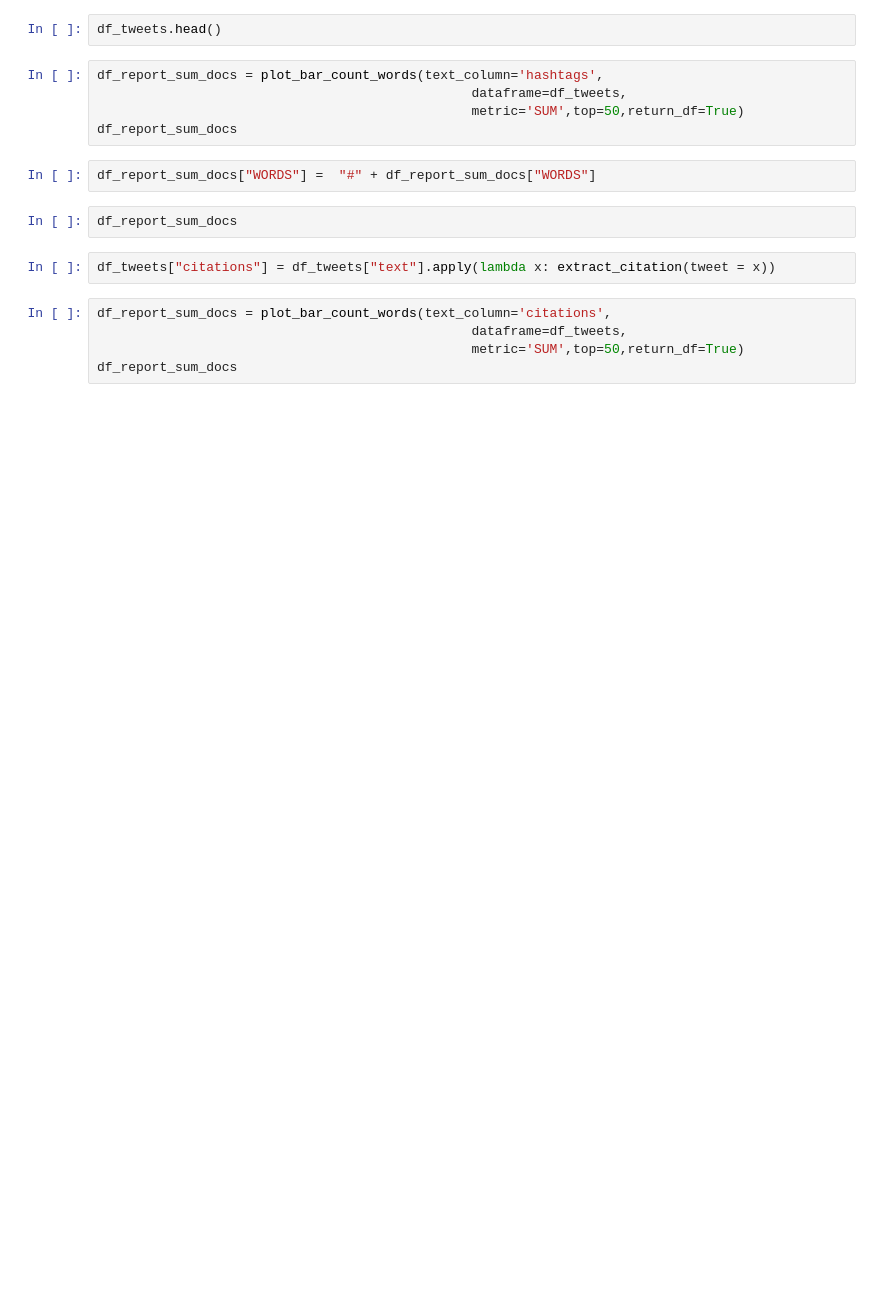
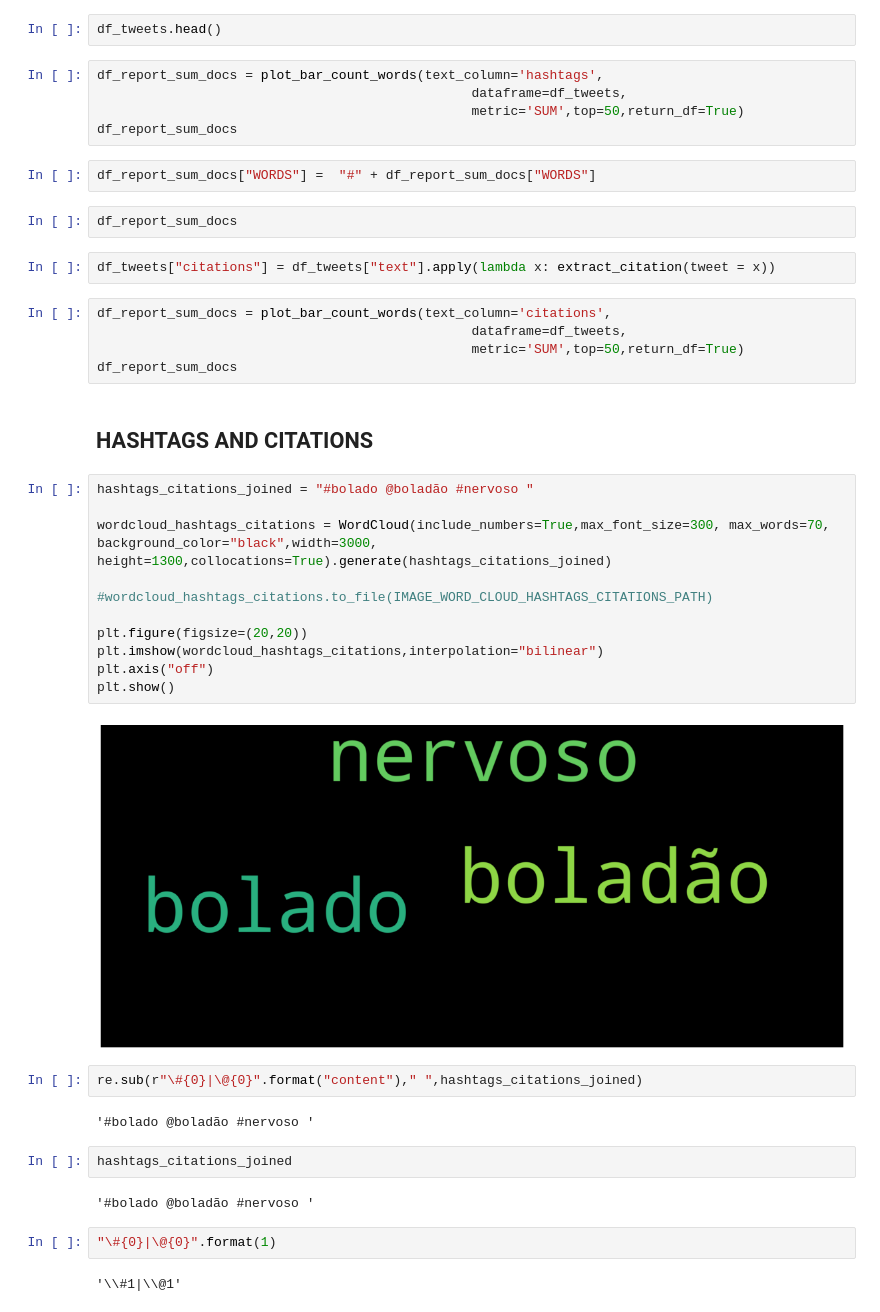
Before and after one commit to juliolops/twitter_exploratory, a Jupyter notebook: twitter_exploratory_project/core/toolkit_twitter/test_plots.ipynb, the cells around one changed output. Cells and saved outputs as stored; diff of their text form; blank space fills up the shorter version.

Commit message:
add wordclouds and improve the text cleaner

```diff
--- a/twitter_exploratory_project/core/toolkit_twitter/test_plots.ipynb
+++ b/twitter_exploratory_project/core/toolkit_twitter/test_plots.ipynb
@@ -247,3 +260,30 @@ df_report_sum_docs = plot_bar_count_words(text_column='citations',
                                                 dataframe=df_tweets,
                                                 metric='SUM',top=50,return_df=True)
 df_report_sum_docs
+# %% [markdown]
+## HASHTAGS AND CITATIONS
+# %%
+hashtags_citations_joined = "#bolado @boladão #nervoso "
+
+wordcloud_hashtags_citations = WordCloud(include_numbers=True,max_font_size=300, max_words=70, background_color="black",width=3000, height=1300,collocations=True).generate(hashtags_citations_joined)
+
+#wordcloud_hashtags_citations.to_file(IMAGE_WORD_CLOUD_HASHTAGS_CITATIONS_PATH)
+
+plt.figure(figsize=(20,20))
+plt.imshow(wordcloud_hashtags_citations,interpolation="bilinear")
+plt.axis("off")
+plt.show()
+# %% [output]
+[figure, added]
+# %%
+re.sub(r"\#{0}|\@{0}".format("content")," ",hashtags_citations_joined)
+# %% [output]
+'#bolado @boladão #nervoso '
+# %%
+hashtags_citations_joined
+# %% [output]
+'#bolado @boladão #nervoso '
+# %%
+"\#{0}|\@{0}".format(1)
+# %% [output]
+'\\#1|\\@1'
```
Also changed, not shown: parts of 1 cell of this notebook, 7 other files.
